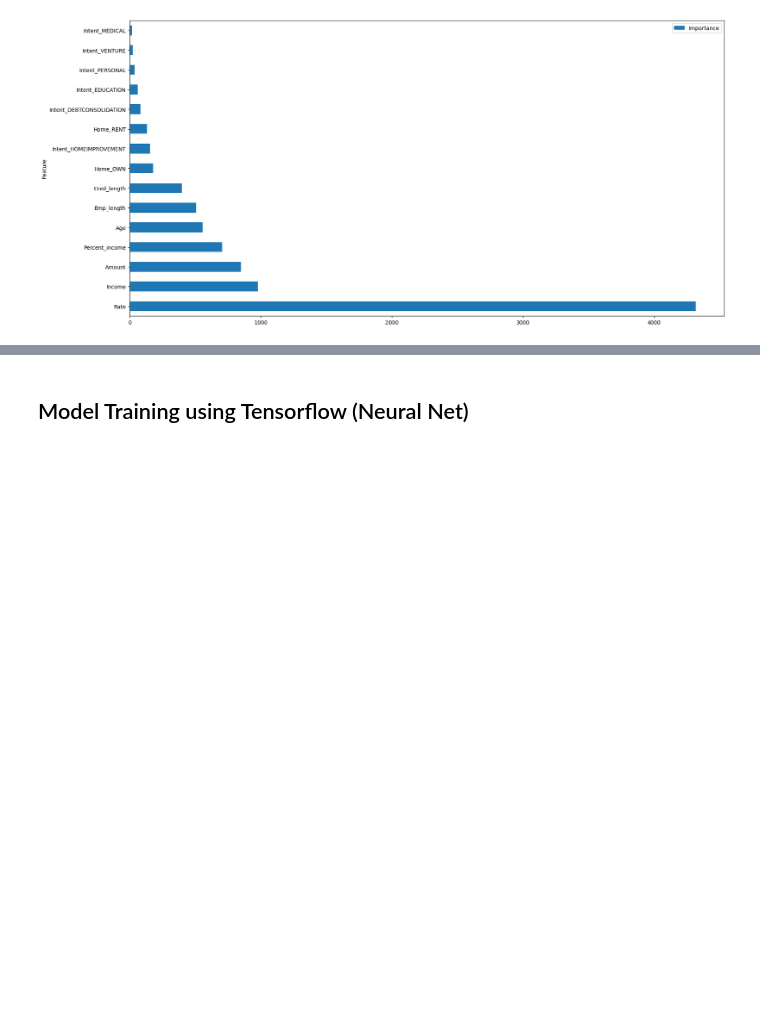
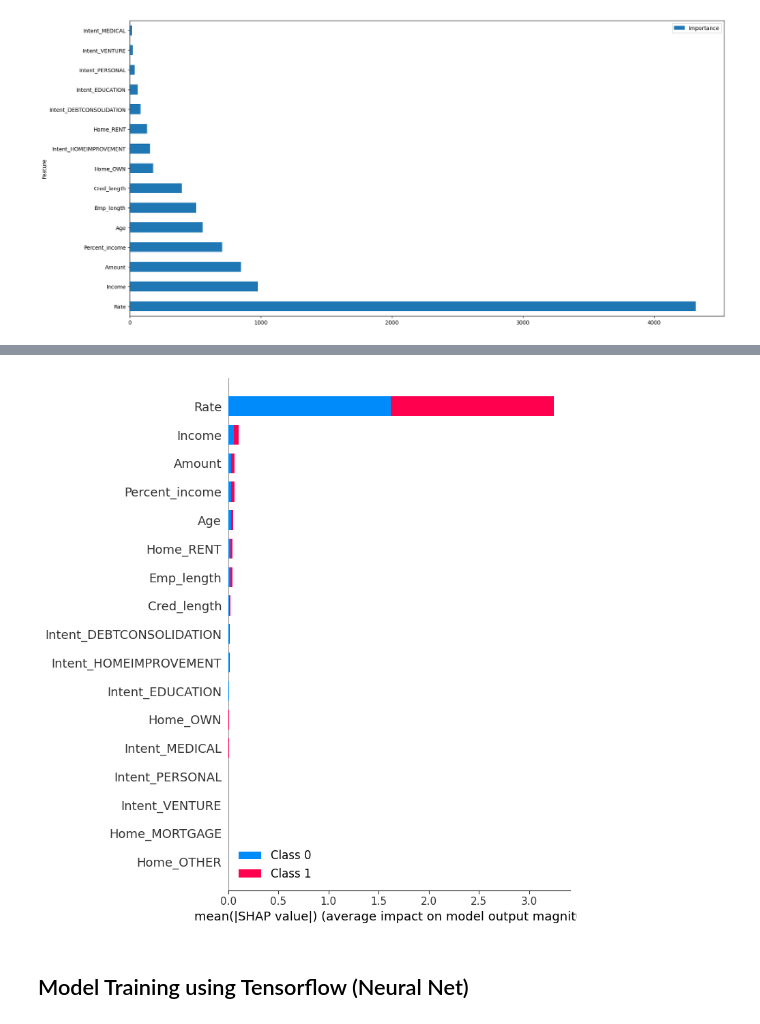
Before and after one commit to dtrelays/CreditRiskPrediction, a Jupyter notebook: notebook/ModelTraining_CreditRisk.ipynb, the cells around one changed output, grey strips where cells are left out. Saved outputs shown, nothing was run; the diff lists cells and outputs as text; code cells hidden in the pictures; blank space fills up the shorter version.

Commit message:
Model visualisation using shap values

```diff
--- a/notebook/ModelTraining_CreditRisk.ipynb
+++ b/notebook/ModelTraining_CreditRisk.ipynb
@@ -570,3 +571,18 @@ df_feature_imp.nlargest(15, columns="Importance").reset_index(drop=True).plot(ki
 # %% [output]
 <Axes: ylabel='Feature'>
 [figure]
+# %%
+# Create a SHAP explainer object for the model
+explainer = shap.TreeExplainer(xgb_trained)
+# %%
+df_default = df[df['Default']==1]
+
+df_default = df_default.head(1000)
+
+X_sample = df_default.drop(columns=['Default','Status'],axis=1)
+y_sample = df_default['Default']
+
+X_sample_transform = pipeline.transform(X_sample)
+# %%
+#Compute SHAP values for the provided data
+shap_values = explainer.shap_values(X_sample_transform)
@@ -573,3 +620,7 @@ df_feature_imp.nlargest(15, columns="Importance").reset_index(drop=True).plot(ki
+# %%
+shap.summary_plot(shap_values, X_sample_transform, feature_names=transformed_column_names, plot_type="bar")
+# %% [output]
+[figure, added]
 # %% [markdown]
 ## Model Training using Tensorflow (Neural Net)
 # %%
```
Also changed, not shown: parts of 6 cells of this notebook.
